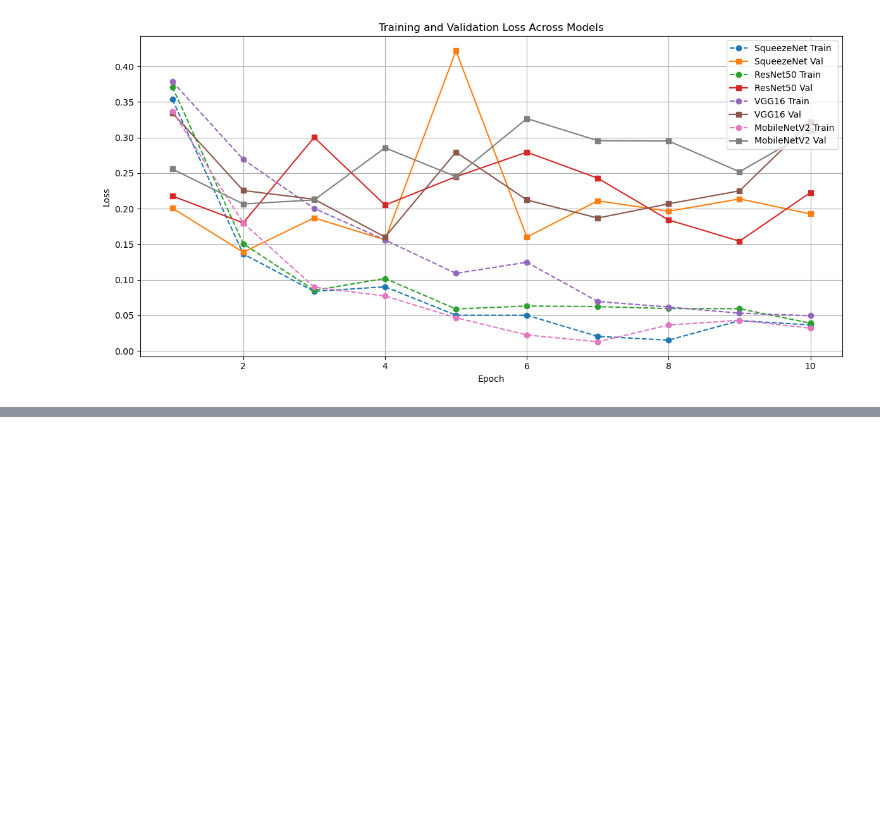
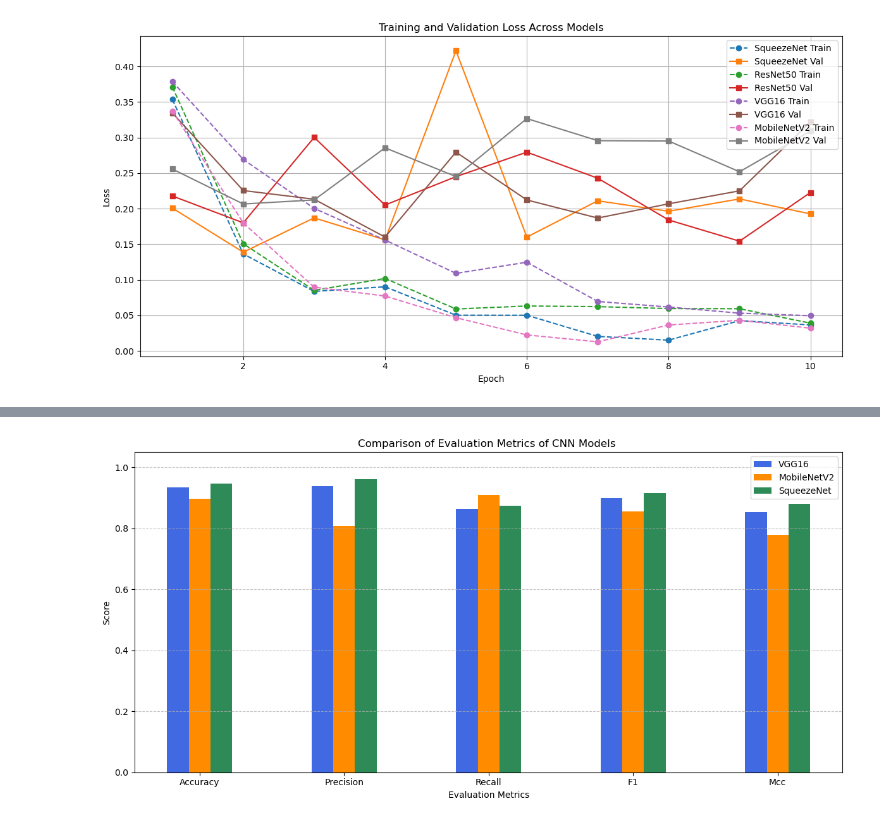
Before and after one commit to SpoorthiKalakuntla/BreastCancerDetection, a Jupyter notebook: CMRConference.ipynb, the cells around one changed output, grey strips where cells are left out. Cells and saved outputs as stored; diff of their text form; code cells hidden in the pictures; blank space fills up the shorter version.

```diff
--- a/CMRConference.ipynb
+++ b/CMRConference.ipynb
@@ -923,0 +990,46 @@ plot_all_models(results)
+# %%
+import matplotlib.pyplot as plt
+import numpy as np
+
+# Original evaluation metrics for models
+evaluation_results = {
+    "ResNet50":     {"accuracy": 0.9468, "precision": 0.9625, "recall": 0.8750, "f1": 0.9167, "mcc": 0.8798},
+    "VGG16":        {"accuracy": 0.9354, "precision": 0.9383, "recall": 0.8636, "f1": 0.8994, "mcc": 0.8535},
+    "MobileNetV2":  {"accuracy": 0.8973, "precision": 0.8081, "recall": 0.9091, "f1": 0.8556, "mcc": 0.7796},
+    "DenseNet121":  {"accuracy": 0.9506, "precision": 0.9359, "recall": 0.8295, "f1": 0.8795, "mcc": 0.8275}
+}
+
+# Rename ResNet50 to SqueezeNet and remove DenseNet121
+evaluation_results["SqueezeNet"] = evaluation_results.pop("ResNet50")
+evaluation_results.pop("DenseNet121")
+
+# Plotting
+def plot_grouped_bar_chart(data_dict, title):
+    metrics = list(next(iter(data_dict.values())).keys())  # e.g., ['accuracy', 'precision', ...]
+    models = list(data_dict.keys())
+    num_metrics = len(metrics)
+    bar_width = 0.15
+    index = np.arange(num_metrics)
+
+    plt.figure(figsize=(12, 6))
+
+    colors = ['royalblue', 'darkorange', 'seagreen', 'crimson']
+
+    for i, model in enumerate(models):
+        values = [data_dict[model][metric] for metric in metrics]
+        plt.bar(index + i * bar_width, values, bar_width, label=model, color=colors[i])
+
+    plt.xlabel('Evaluation Metrics')
+    plt.ylabel('Score')
+    plt.title(title)
+    plt.xticks(index + bar_width * (len(models) - 1) / 2, [m.capitalize() for m in metrics])
+    plt.ylim(0, 1.05)
+    plt.legend()
+    plt.grid(axis='y', linestyle='--', alpha=0.7)
+    plt.tight_layout()
+    plt.show()
+
+# Call the function
+plot_grouped_bar_chart(evaluation_results, "Comparison of Evaluation Metrics of CNN Models ")
+# %% [output]
+[figure, added]
```
Also changed, not shown: parts of 8 cells of this notebook, 1 other file.
